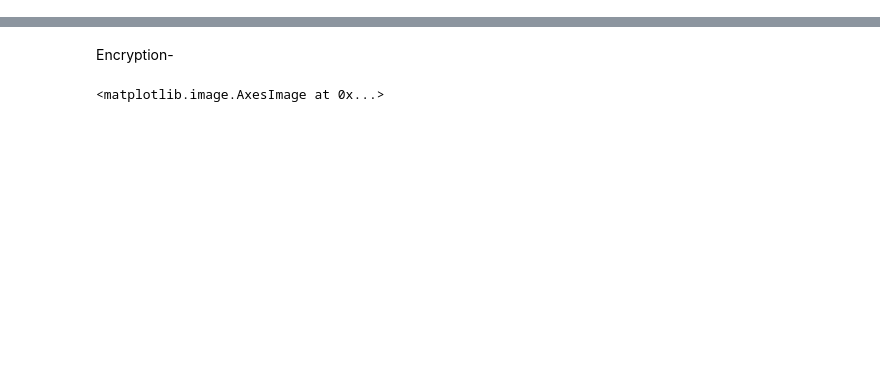
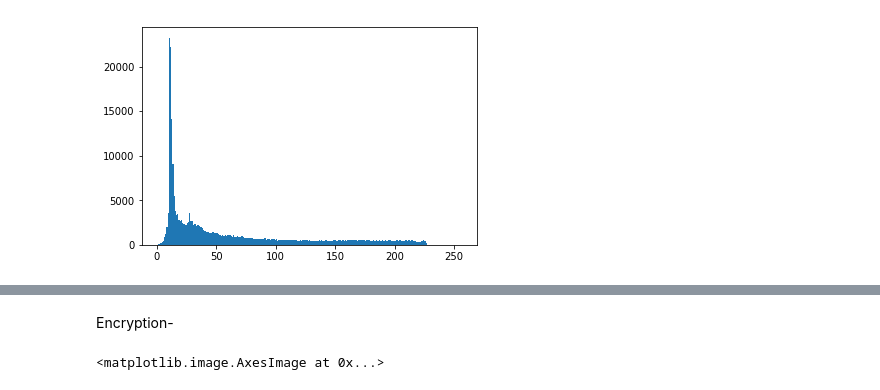
Before and after one commit to BiprarshiD/Image-Encryption-Using-the-Image-Steganography-Concept-and-PLIP-Model, a Jupyter notebook: Image Steganography.ipynb, the cells around one changed output, grey strips where cells are left out. Cells and saved outputs as stored; diff of their text form; code cells hidden in the pictures; blank space fills up the shorter version.

```diff
--- a/Image Steganography.ipynb
+++ b/Image Steganography.ipynb
@@ -19,3 +19,8 @@ plt.imshow(img1, cmap='gray')
+# %%
+plt.hist(img1.ravel(),256,[0,256])
+plt.show()
+# %% [output]
+[figure, added]
 # %%
 img2 = cv2.imread(path2)
 img2 = cv2.resize(img2, (N, N))
```
Also changed, not shown: parts of 13 cells of this notebook.
